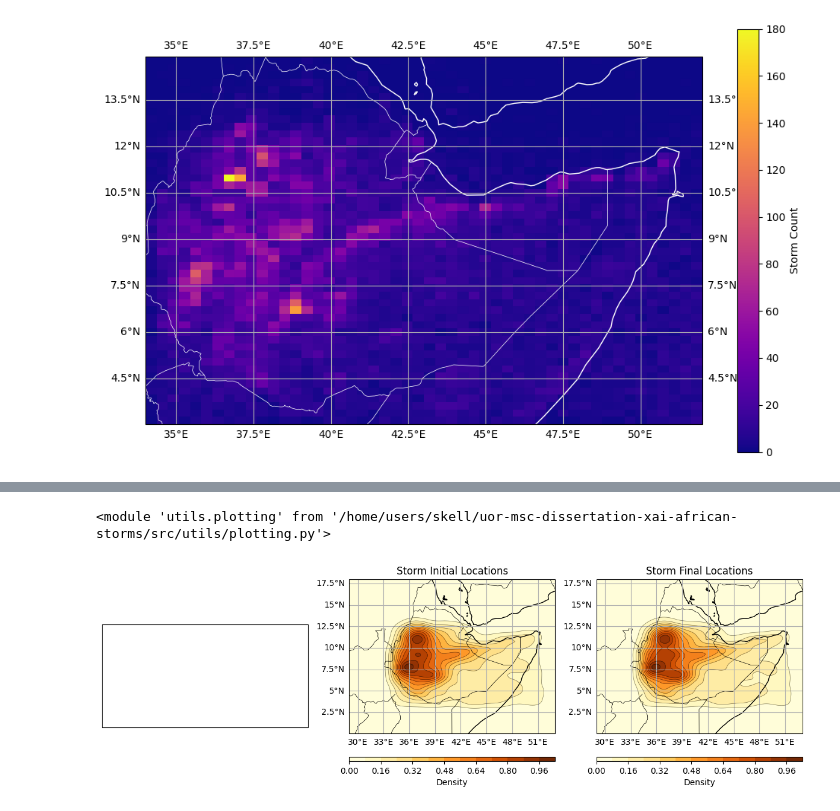
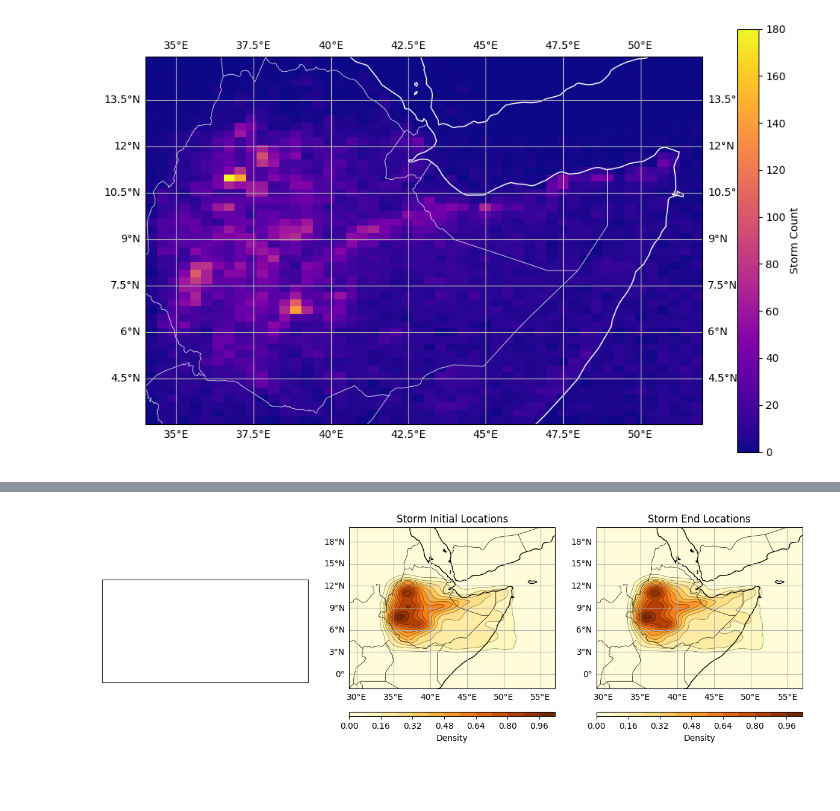
Before and after one commit to seangtkelley/uor-msc-dissertation-xai-african-storms, a Jupyter notebook: src/explore.ipynb, the cells around one changed output, grey strips where cells are left out. Cells and saved outputs as stored; diff of their text form; code cells hidden in the pictures; blank space fills up the shorter version.

```diff
--- a/src/explore.ipynb
+++ b/src/explore.ipynb
@@ -97,20 +77,18 @@ df.head()
 storm_groups = df.sort_values(['Initial UTC']).groupby("Storm")
 # %%
 from utils import plotting
-# %%
-from importlib import reload
-reload(plotting)
-# %% [output]
-<module 'utils.plotting' from '/home/users/skell/uor-msc-dissertation-xai-african-storms/src/utils/plotting.py'>
 # %%
 # create three subplots in one row
 fig, axs = plt.subplots(1, 3, figsize=(15, 5), subplot_kw={'projection': ccrs.PlateCarree()})
 
 # Define the extent for the map
 storm_inits = storm_groups.first()
 plotting.plot_kde_map(storm_inits["Lon"], storm_inits["Lat"], ax=axs[1], title="Storm Initial Locations")
 
 storm_ends = storm_groups.last()
-plotting.plot_kde_map(storm_ends["Lon"], storm_ends["Lat"], ax=axs[2], title="Storm Final Locations")
+plotting.plot_kde_map(storm_ends["Lon"], storm_ends["Lat"], ax=axs[2], title="Storm End Locations")
+
+plt.savefig(config.FIGURES_DIR/"orography_storm_init_end_kde.png")
+plt.show()
 # %% [output]
-[figure, old version]
+[figure, new version]
```
Also changed, not shown: parts of 3 cells of this notebook, 2 other files.
